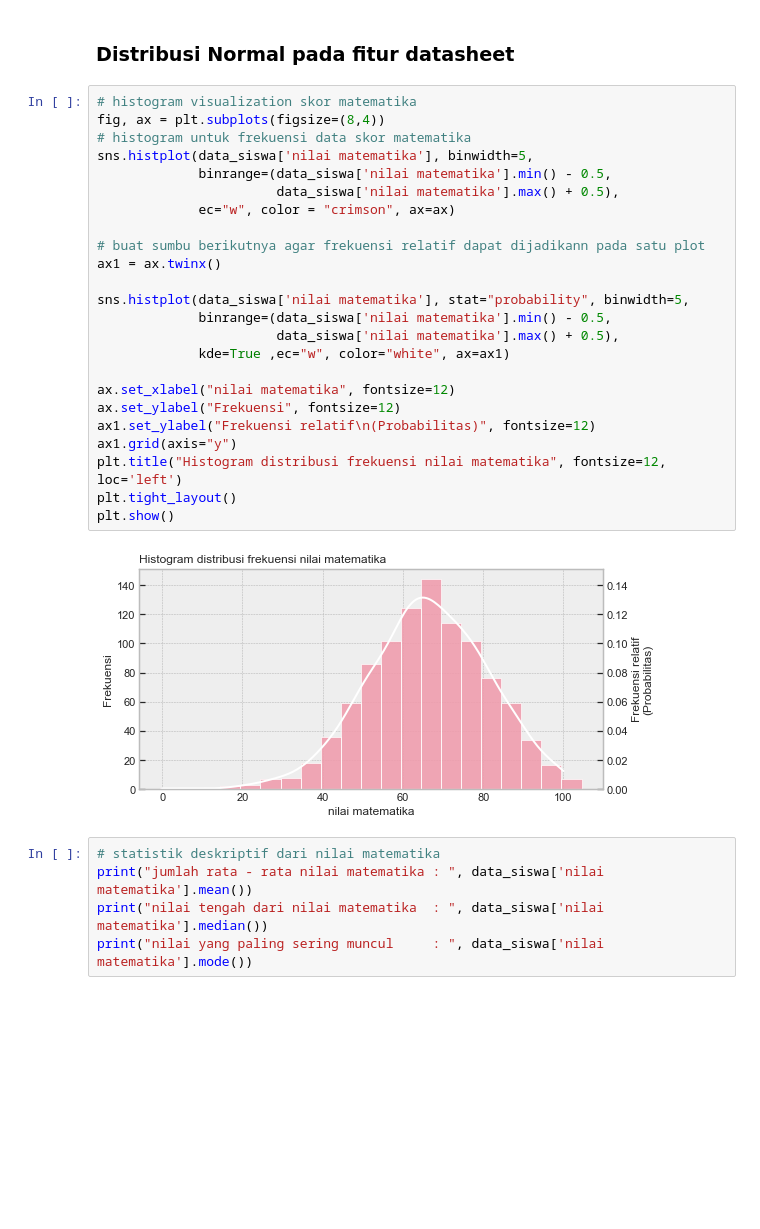
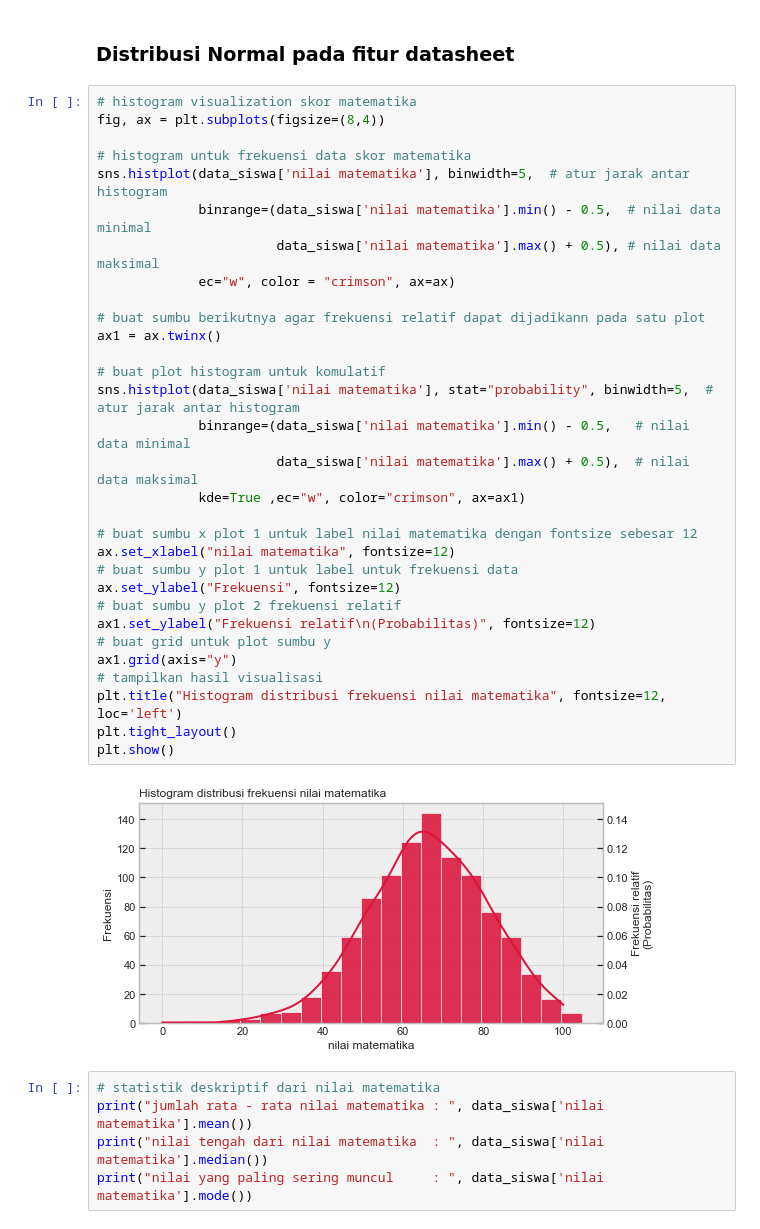
Before and after one commit to AlanFirdaus13/Implementation-student-performance-with-linear-regression-algorithm, a Jupyter notebook: implementation student performance with linear regression algorithm python .ipynb, the cells around one changed output. Drawn from its saved outputs; the diff is of its cells as text; blank space fills up the shorter version.

```diff
--- a/implementation student performance with linear regression algorithm python .ipynb
+++ b/implementation student performance with linear regression algorithm python .ipynb
@@ -120,29 +120,36 @@ data_siswa.head()
 # %%
 # histogram visualization skor matematika
 fig, ax = plt.subplots(figsize=(8,4))
+
 # histogram untuk frekuensi data skor matematika
-sns.histplot(data_siswa['nilai matematika'], binwidth=5,
-             binrange=(data_siswa['nilai matematika'].min() - 0.5,
-                       data_siswa['nilai matematika'].max() + 0.5),
+sns.histplot(data_siswa['nilai matematika'], binwidth=5,  # atur jarak antar histogram
+             binrange=(data_siswa['nilai matematika'].min() - 0.5,  # nilai data minimal
+                       data_siswa['nilai matematika'].max() + 0.5), # nilai data maksimal
              ec="w", color = "crimson", ax=ax)
 
 # buat sumbu berikutnya agar frekuensi relatif dapat dijadikann pada satu plot
 ax1 = ax.twinx()
 
-sns.histplot(data_siswa['nilai matematika'], stat="probability", binwidth=5,
-             binrange=(data_siswa['nilai matematika'].min() - 0.5,
-                       data_siswa['nilai matematika'].max() + 0.5),
-             kde=True ,ec="w", color="white", ax=ax1)
+# buat plot histogram untuk komulatif
+sns.histplot(data_siswa['nilai matematika'], stat="probability", binwidth=5,  # atur jarak antar histogram
+             binrange=(data_siswa['nilai matematika'].min() - 0.5,   # nilai data minimal
+                       data_siswa['nilai matematika'].max() + 0.5),  # nilai data maksimal
+             kde=True ,ec="w", color="crimson", ax=ax1)
 
+# buat sumbu x plot 1 untuk label nilai matematika dengan fontsize sebesar 12
 ax.set_xlabel("nilai matematika", fontsize=12)
+# buat sumbu y plot 1 untuk label untuk frekuensi data
 ax.set_ylabel("Frekuensi", fontsize=12)
+# buat sumbu y plot 2 frekuensi relatif
 ax1.set_ylabel("Frekuensi relatif\n(Probabilitas)", fontsize=12)
+# buat grid untuk plot sumbu y
 ax1.grid(axis="y")
+# tampilkan hasil visualisasi
 plt.title("Histogram distribusi frekuensi nilai matematika", fontsize=12, loc='left')
 plt.tight_layout()
 plt.show()
 # %% [output]
-[figure, old version]
+[figure, new version]
 # %%
 # statistik deskriptif dari nilai matematika
 print("jumlah rata - rata nilai matematika : ", data_siswa['nilai matematika'].mean())
```
Also changed, not shown: parts of 17 cells of this notebook.
